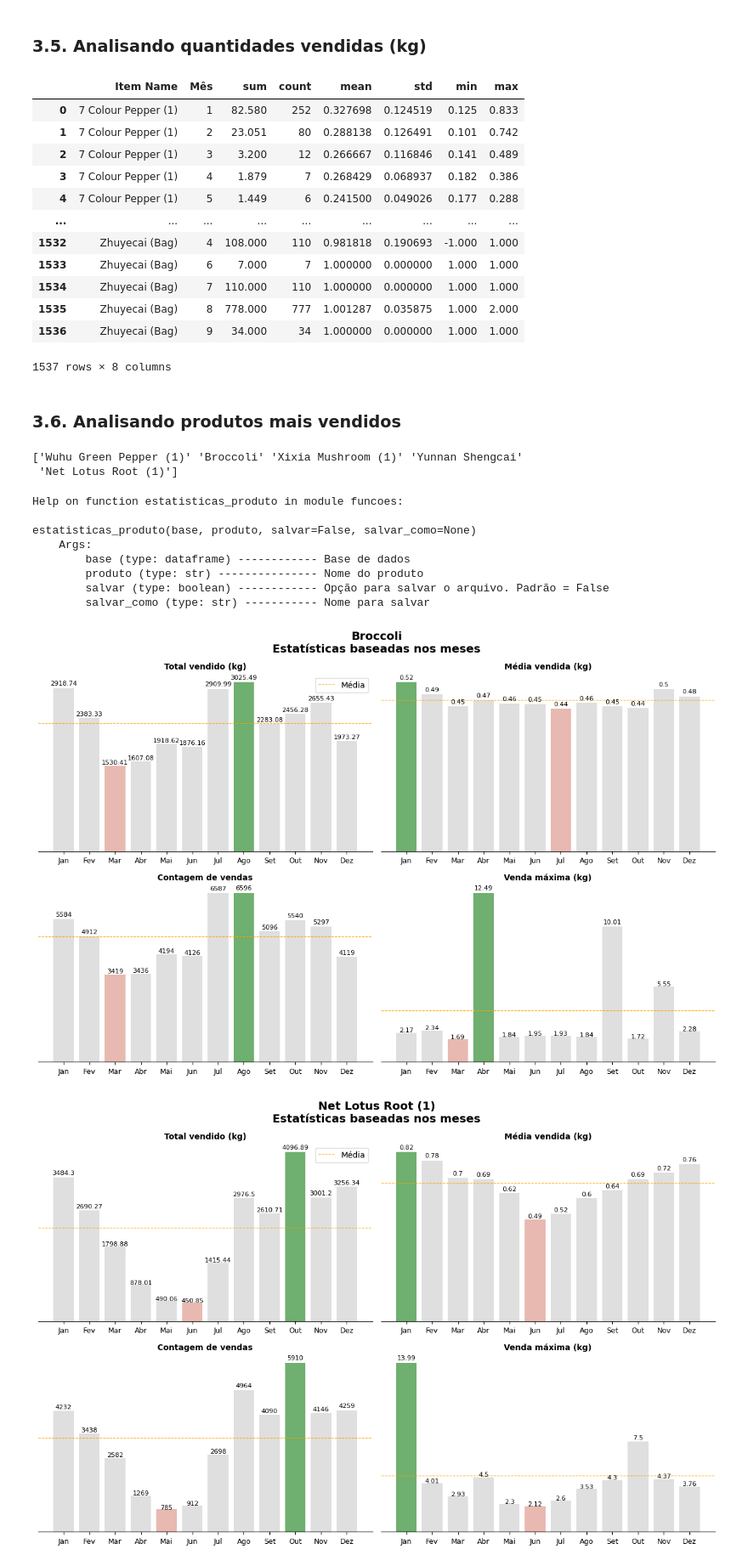
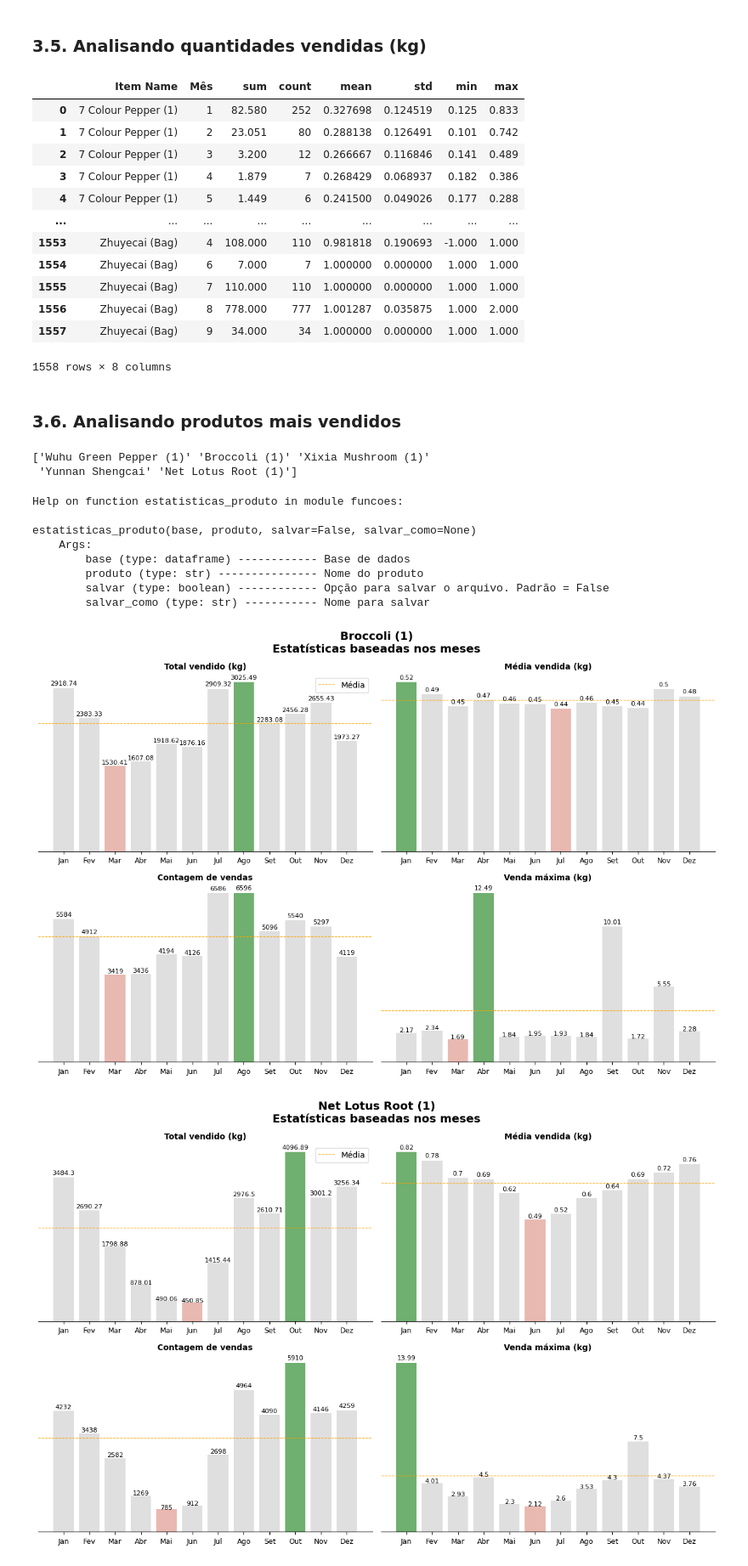
Before and after one commit to Thicon/Vendas-de-Vegetais, a Jupyter notebook: notebooks/EDA 02 - Análise de vendas.ipynb, the cells around one changed output. Shown: that part at 85% size. Drawn from its saved outputs; the diff is of its cells as text; code cells hidden in the pictures.

```diff
--- a/notebooks/EDA 02 - Análise de vendas.ipynb
+++ b/notebooks/EDA 02 - Análise de vendas.ipynb
@@ -33,10 +33,10 @@ Pandas               |      2.2.2
 Seaborn              |     0.13.2
 Sklearn              |      1.5.0
 # %%
-produtos = pd.read_csv('../data/annex1.csv')
+produtos = pd.read_csv('../data/produtos_.csv')
 vendas = pd.read_csv('../data/annex2.csv')
 precos = pd.read_csv('../data/annex3.csv')
-taxa_perda = pd.read_csv('../data/annex4.csv')
+taxa_perda = pd.read_csv('../data/taxa_perda_.csv')
 # %% [markdown]
 ### **2. Alterações na base**
 # %%
@@ -363,12 +363,12 @@ df_stats
 | 3 | 7 Colour Pepper (1) | 4 | 1.879 | 7 | 0.268429 | 0.068937 | 0.182 | 0.386 |
 | 4 | 7 Colour Pepper (1) | 5 | 1.449 | 6 | 0.241500 | 0.049026 | 0.177 | 0.288 |
 | ... | ... | ... | ... | ... | ... | ... | ... | ... |
-| 1532 | Zhuyecai (Bag) | 4 | 108.000 | 110 | 0.981818 | 0.190693 | -1.000 | 1.000 |
-| 1533 | Zhuyecai (Bag) | 6 | 7.000 | 7 | 1.000000 | 0.000000 | 1.000 | 1.000 |
-| 1534 | Zhuyecai (Bag) | 7 | 110.000 | 110 | 1.000000 | 0.000000 | 1.000 | 1.000 |
-| 1535 | Zhuyecai (Bag) | 8 | 778.000 | 777 | 1.001287 | 0.035875 | 1.000 | 2.000 |
-| 1536 | Zhuyecai (Bag) | 9 | 34.000 | 34 | 1.000000 | 0.000000 | 1.000 | 1.000 |
+| 1553 | Zhuyecai (Bag) | 4 | 108.000 | 110 | 0.981818 | 0.190693 | -1.000 | 1.000 |
+| 1554 | Zhuyecai (Bag) | 6 | 7.000 | 7 | 1.000000 | 0.000000 | 1.000 | 1.000 |
+| 1555 | Zhuyecai (Bag) | 7 | 110.000 | 110 | 1.000000 | 0.000000 | 1.000 | 1.000 |
+| 1556 | Zhuyecai (Bag) | 8 | 778.000 | 777 | 1.001287 | 0.035875 | 1.000 | 2.000 |
+| 1557 | Zhuyecai (Bag) | 9 | 34.000 | 34 | 1.000000 | 0.000000 | 1.000 | 1.000 |
-1537 rows × 8 columns
+1558 rows × 8 columns
 # %% [markdown]
 ### **3.6. Analisando produtos mais vendidos**
 # %%
@@ -376,8 +376,8 @@ mais_vendidos = base['Item Name'].value_counts().head(5).index
 print(mais_vendidos.values)
 stats_mais_vendidos = df_stats.loc[df_stats['Item Name'].isin(mais_vendidos)]
 # %% [output]
-['Wuhu Green Pepper (1)' 'Broccoli' 'Xixia Mushroom (1)' 'Yunnan Shengcai'
- 'Net Lotus Root (1)']
+['Wuhu Green Pepper (1)' 'Broccoli (1)' 'Xixia Mushroom (1)'
+ 'Yunnan Shengcai' 'Net Lotus Root (1)']
 # %%
 import sys
 sys.path.append("../functions/")
@@ -393,9 +393,9 @@ estatisticas_produto(base, produto, salvar=False, salvar_como=None)
         salvar (type: boolean) ------------ Opção para salvar o arquivo. Padrão = False
         salvar_como (type: str) ----------- Nome para salvar
 # %%
-estatisticas_produto(base, "Broccoli", salvar=True, salvar_como="02_EDA_07_stats_brocolis")
+estatisticas_produto(base, "Broccoli (1)", salvar=True, salvar_como="02_EDA_07_stats_brocolis")
 # %% [output]
-[figure, old version]
+[figure, new version]
 # %%
 estatisticas_produto(base,"Net Lotus Root (1)", salvar=True, salvar_como="02_EDA_08_stats_let_lotus_root_1")
 # %% [output]
```
Also changed, not shown: parts of 5 cells of this notebook, 22 other files.
